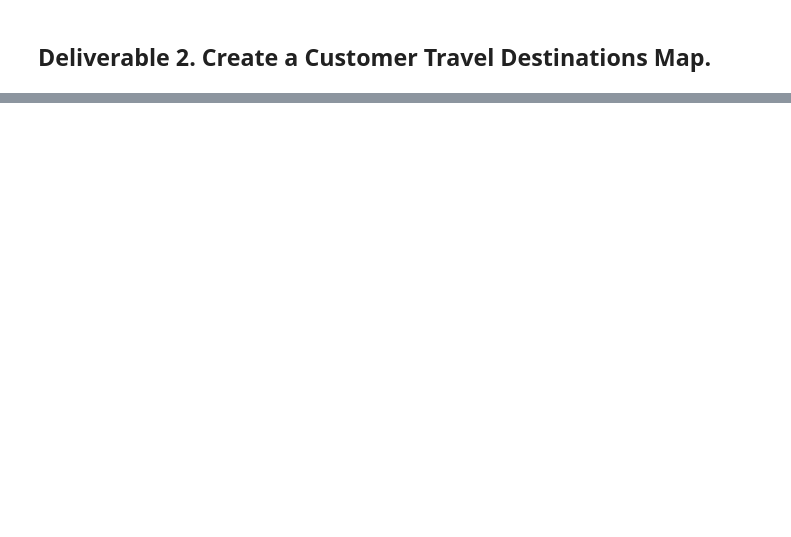
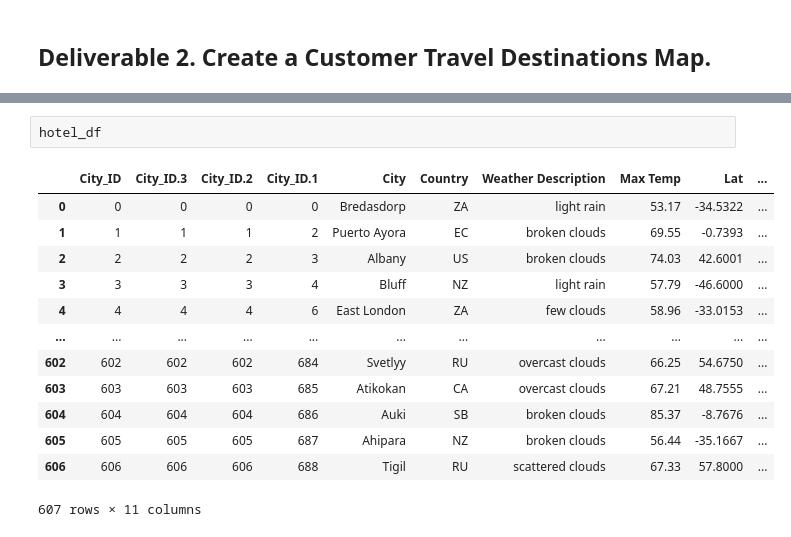
Before and after one commit to slafton/World_Weather_Analysis, a Jupyter notebook: vacation_search/vacation_search.ipynb, the cells around one changed output, grey strips where cells are left out. Saved outputs shown, nothing was run; the diff lists cells and outputs as text; blank space fills up the shorter version.

```diff
--- a/vacation_search/vacation_search.ipynb
+++ b/vacation_search/vacation_search.ipynb
@@ -55,2 +182,18 @@ params = {
+# %%
+hotel_df
+# %% [output]
+|  | City_ID | City_ID.3 | City_ID.2 | City_ID.1 | City | Country | Weather Description | Max Temp | Lat | ... |
+| 0 | 0 | 0 | 0 | 0 | Bredasdorp | ZA | light rain | 53.17 | -34.5322 | ... |
+| 1 | 1 | 1 | 1 | 2 | Puerto Ayora | EC | broken clouds | 69.55 | -0.7393 | ... |
+| 2 | 2 | 2 | 2 | 3 | Albany | US | broken clouds | 74.03 | 42.6001 | ... |
+| 3 | 3 | 3 | 3 | 4 | Bluff | NZ | light rain | 57.79 | -46.6000 | ... |
+| 4 | 4 | 4 | 4 | 6 | East London | ZA | few clouds | 58.96 | -33.0153 | ... |
+| ... | ... | ... | ... | ... | ... | ... | ... | ... | ... | ... |
+| 602 | 602 | 602 | 602 | 684 | Svetlyy | RU | overcast clouds | 66.25 | 54.6750 | ... |
+| 603 | 603 | 603 | 603 | 685 | Atikokan | CA | overcast clouds | 67.21 | 48.7555 | ... |
+| 604 | 604 | 604 | 604 | 686 | Auki | SB | broken clouds | 85.37 | -8.7676 | ... |
+| 605 | 605 | 605 | 605 | 687 | Ahipara | NZ | broken clouds | 56.44 | -35.1667 | ... |
+| 606 | 606 | 606 | 606 | 688 | Tigil | RU | scattered clouds | 67.33 | 57.8000 | ... |
+607 rows × 11 columns
 # %%
 # 7. Drop the rows where there is no Hotel Name.
```
Also changed, not shown: parts of 19 cells of this notebook, 5 other files.
